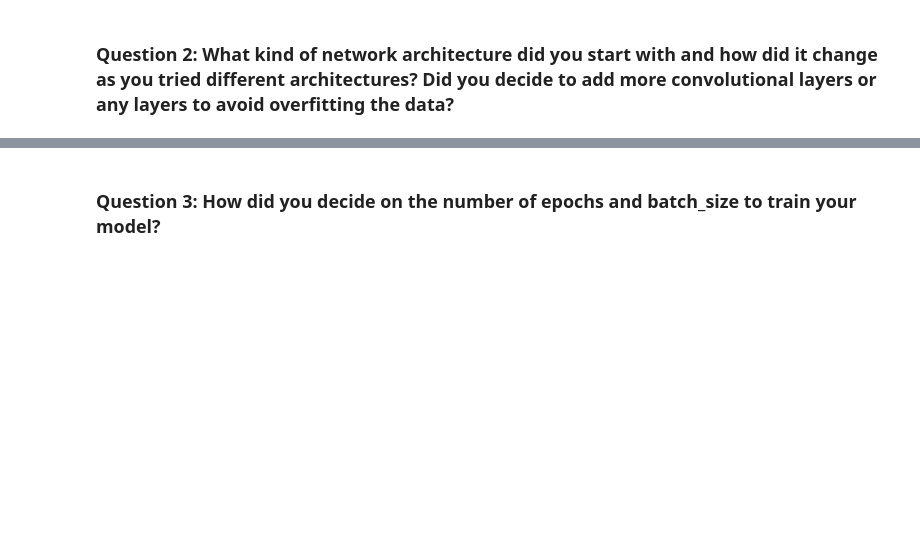
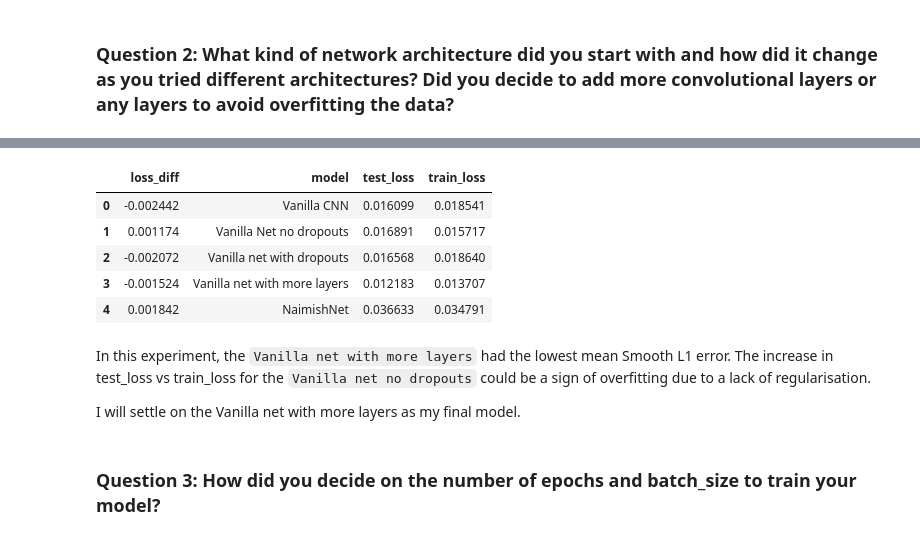
Before and after one commit to Data-drone/cvnd_facial_keypoints, a Jupyter notebook: 2. Define the Network Architecture.ipynb, the cells around one changed output, grey strips where cells are left out. Cells and saved outputs as stored; diff of their text form; code cells hidden in the pictures; blank space fills up the shorter version.

```diff
--- a/2. Define the Network Architecture.ipynb
+++ b/2. Define the Network Architecture.ipynb
@@ -770,3 +796,31 @@ In this experiment, the Vanilla CNN worked the best
+# %%
+# compare train loss vs test loss
+comparison_of_train_test = []
+for item in experiments:
+    item_name = item['name']
+
+    train_steps = item['train_progress']
+    train_frame = pd.DataFrame(train_steps)
+    train_frame.columns = ['epoch', 'batch', 'loss']
+    train_epoch_loss = train_frame.groupby('epoch')['loss'].mean()[30]
+    test_loss = np.mean(item['Smooth-L1'])
+
+    merged_data = {'model': item_name, 'train_loss': train_epoch_loss, 'test_loss': test_loss,
+                   'loss_diff': test_loss - train_epoch_loss}
+    comparison_of_train_test.append(merged_data)
+
+pd.DataFrame(comparison_of_train_test)
+# %% [output]
+|  | loss_diff | model | test_loss | train_loss |
+| 0 | -0.002442 | Vanilla CNN | 0.016099 | 0.018541 |
+| 1 | 0.001174 | Vanilla Net no dropouts | 0.016891 | 0.015717 |
+| 2 | -0.002072 | Vanilla net with dropouts | 0.016568 | 0.018640 |
+| 3 | -0.001524 | Vanilla net with more layers | 0.012183 | 0.013707 |
+| 4 | 0.001842 | NaimishNet | 0.036633 | 0.034791 |
+# %% [markdown]
+In this experiment, the `Vanilla net with more layers` had the lowest mean Smooth L1 error. The increase in test_loss vs train_loss for the `Vanilla net no dropouts` could be a sign of overfitting due to a lack of regularisation.
+
+I will settle on the Vanilla net with more layers as my final model.
 # %% [markdown]
 ### Question 3: How did you decide on the number of epochs and batch_size to train your model?
 # %%
```
Also changed, not shown: parts of 26 cells of this notebook, 4 other files.
